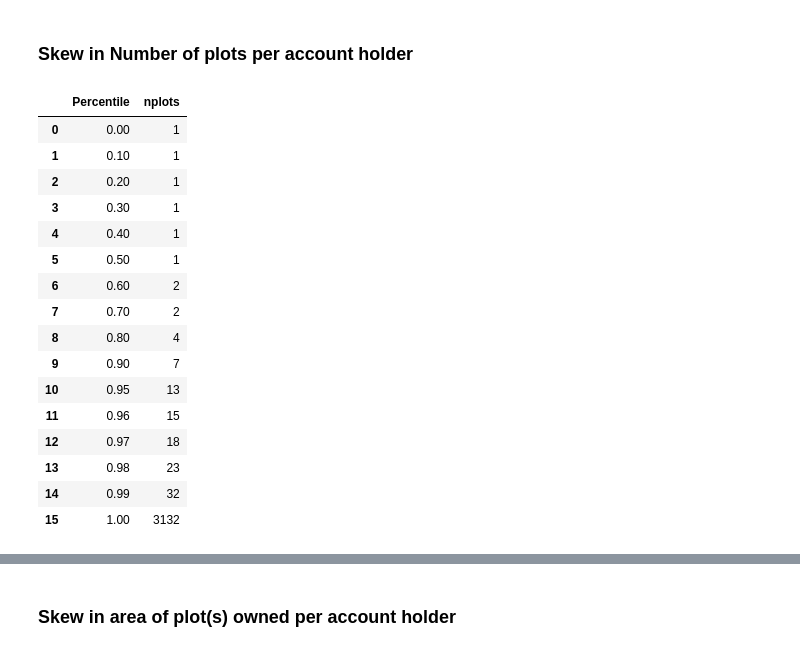
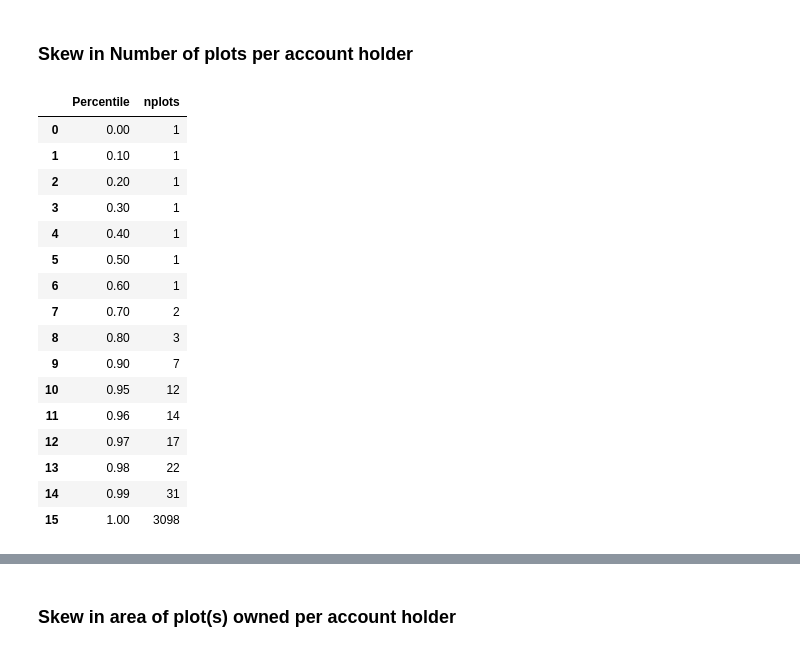
Before and after one commit to in-rolls/land, a Jupyter notebook: scripts/land_distribution_bihar.ipynb, the cells around one changed output, grey strips where cells are left out. Drawn from its saved outputs; the diff is of its cells as text; code cells hidden in the pictures.

```diff
--- a/scripts/land_distribution_bihar.ipynb
+++ b/scripts/land_distribution_bihar.ipynb
@@ -19,6 +19,7 @@ usecols = ['account_no', '6', '7', '8']
 df = (get_fulldata(**{'usecols':usecols})
       .assign(tt_area_acre=lambda df: df['6']+df['7']/100+df['8']*2.4711)
       .remove_columns(['6', '7', '8'])
+      .query("tt_area_acre>0")
      )
 df.shape
 # %% [output]
@@ -66,29 +67,29 @@ len(landarea_by_account)=12,031,744
 # %%
 # Get table of percentiles (fold cell)
 ntiles = [.0,.1,.2,.3,.4,.5,.6,.7,.8,.9,.95,.96,.97,.98,.99,1]
 tab_nplot_deciles = (nplots_by_account
                      .nplots.quantile(ntiles)
                      .reset_index()
                      .rename_column('index', 'Percentile')
                      .astype({"nplots":int})
                     )
-pandas_to_tex(tab_nplot_deciles, "../tables/percentiles_plots_per_accountholder")
+pandas_to_tex(tab_nplot_deciles, "../tables/percentiles_landplots_per_accountholder")
 tab_nplot_deciles
 # %% [output]
 |  | Percentile | nplots |
 | 0 | 0.00 | 1 |
 | 1 | 0.10 | 1 |
 | 2 | 0.20 | 1 |
 | 3 | 0.30 | 1 |
 | 4 | 0.40 | 1 |
 | 5 | 0.50 | 1 |
-| 6 | 0.60 | 2 |
+| 6 | 0.60 | 1 |
 | 7 | 0.70 | 2 |
-| 8 | 0.80 | 4 |
+| 8 | 0.80 | 3 |
 | 9 | 0.90 | 7 |
-| 10 | 0.95 | 13 |
-| 11 | 0.96 | 15 |
-| 12 | 0.97 | 18 |
-| 13 | 0.98 | 23 |
-| 14 | 0.99 | 32 |
-| 15 | 1.00 | 3132 |
+| 10 | 0.95 | 12 |
+| 11 | 0.96 | 14 |
+| 12 | 0.97 | 17 |
+| 13 | 0.98 | 22 |
+| 14 | 0.99 | 31 |
+| 15 | 1.00 | 3098 |
```
Also changed, not shown: parts of 11 cells of this notebook, 19 other files.
